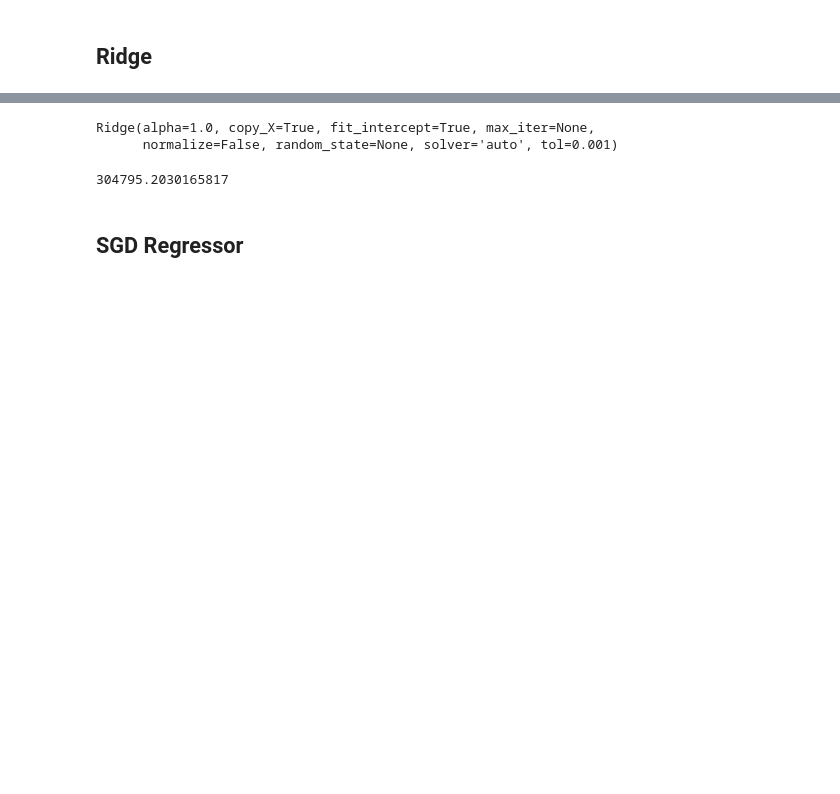
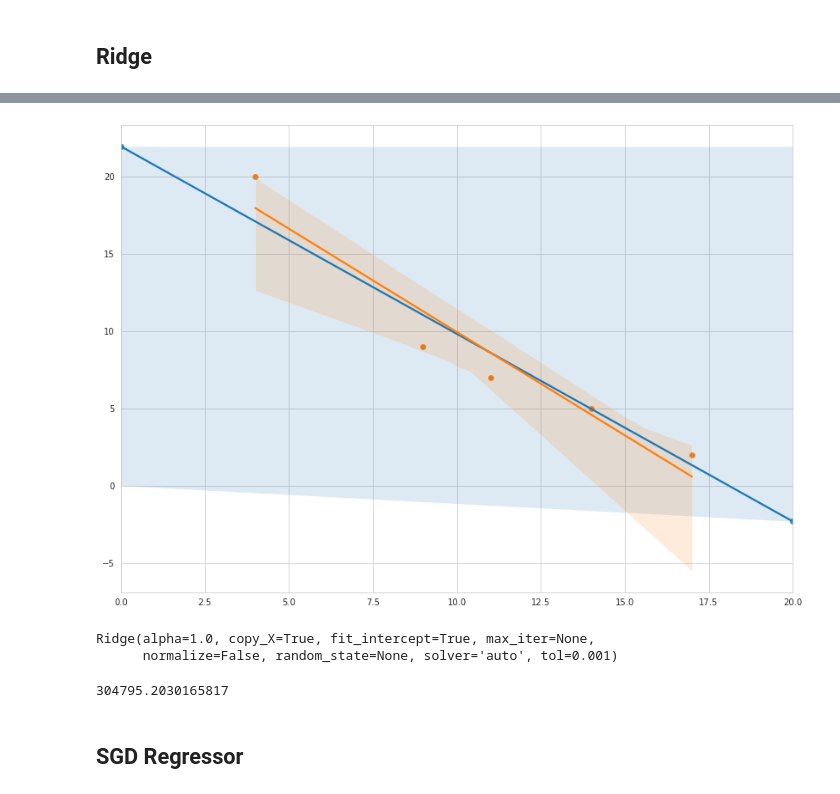
Before and after one commit to dddiiirrr3/ml, a Jupyter notebook: scikit-learn/basic.ipynb, the cells around one changed output, grey strips where cells are left out. Cells and saved outputs as stored; diff of their text form; code cells hidden in the pictures; blank space fills up the shorter version.

```diff
--- a/scikit-learn/basic.ipynb
+++ b/scikit-learn/basic.ipynb
@@ -359,3 +454,12 @@ mean_absolute_error(valid_y, pred_LR)
+# %%
+# blue line with regularization
+plt.figure(figsize=(14,10))
+sns.set_style("whitegrid")
+sns.scatterplot(x=[4, 9, 11, 14, 17], y=[20, 9, 7, 5, 2]);
+sns.regplot(x=[0, 20], y=[model_R_neg.coef_ * 0 + model_R_neg.intercept_, model_R_neg.coef_ * 20 + model_R_neg.intercept_])
+sns.regplot(x=[4, 9, 11, 14, 17], y=[20, 9, 7, 5, 2]);
+# %% [output]
+[figure, added]
 # %%
 from sklearn.linear_model import Ridge
 
```
Also changed, not shown: parts of 19 cells of this notebook.
